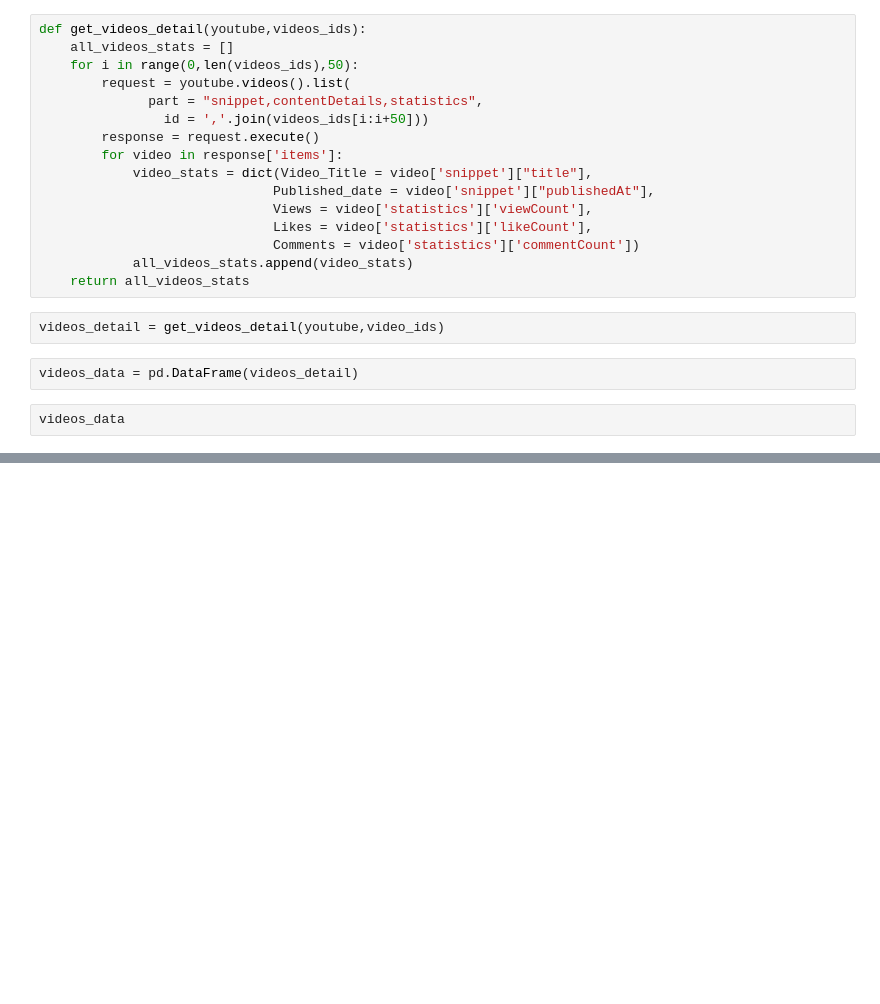
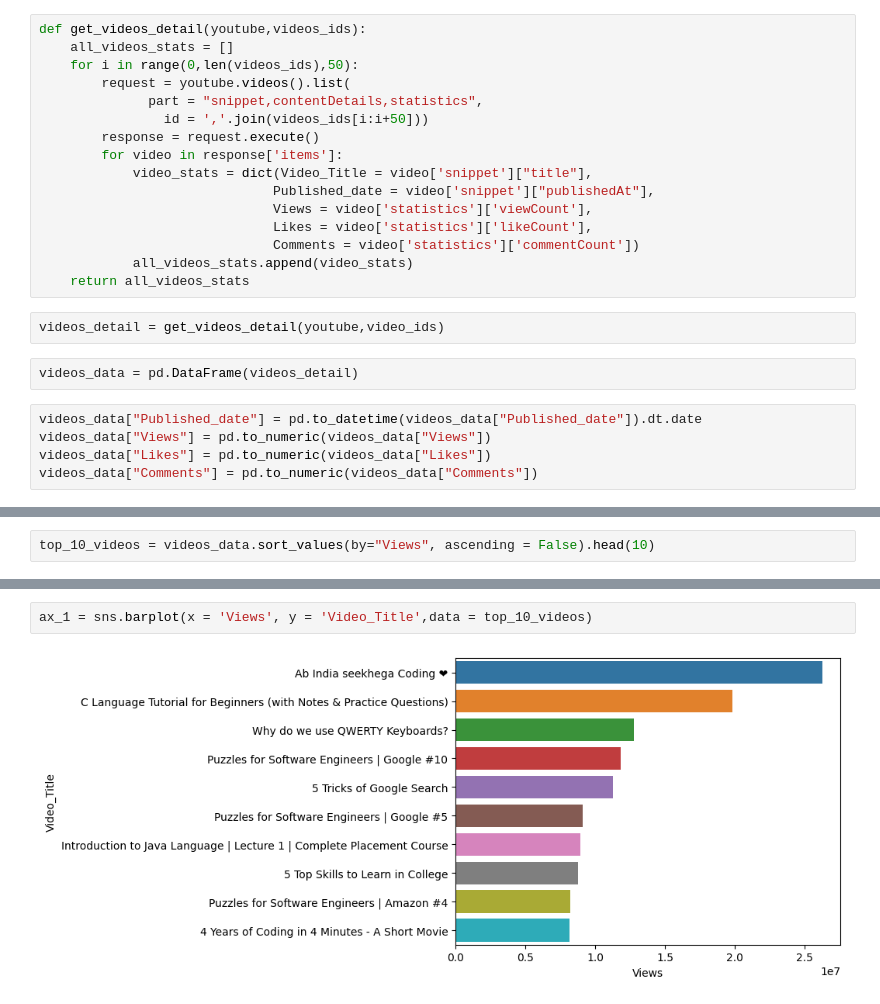
Before and after one commit to MDanialML/Youtube_channel_analysis, a Jupyter notebook: YT_analysis_project.ipynb, the cells around one changed output, grey strips where cells are left out. Saved outputs shown, nothing was run; the diff lists cells and outputs as text; blank space fills up the shorter version.

Commit message:
Final commit of this youtube channel data analysis project

```diff
--- a/YT_analysis_project.ipynb
+++ b/YT_analysis_project.ipynb
@@ -99,4 +99,7 @@ videos_detail = get_videos_detail(youtube,video_ids)
 # %%
 videos_data = pd.DataFrame(videos_detail)
 # %%
-videos_data
+videos_data["Published_date"] = pd.to_datetime(videos_data["Published_date"]).dt.date
+videos_data["Views"] = pd.to_numeric(videos_data["Views"])
+videos_data["Likes"] = pd.to_numeric(videos_data["Likes"])
+videos_data["Comments"] = pd.to_numeric(videos_data["Comments"])
@@ -116,0 +122,2 @@ videos_data
+# %%
+top_10_videos = videos_data.sort_values(by="Views", ascending = False).head(10)
@@ -116,0 +138,4 @@ videos_data
+# %%
+ax_1 = sns.barplot(x = 'Views', y = 'Video_Title',data = top_10_videos)
+# %% [output]
+[figure, added]
```
Also changed, not shown: parts of 15 cells of this notebook, 3 other files.
